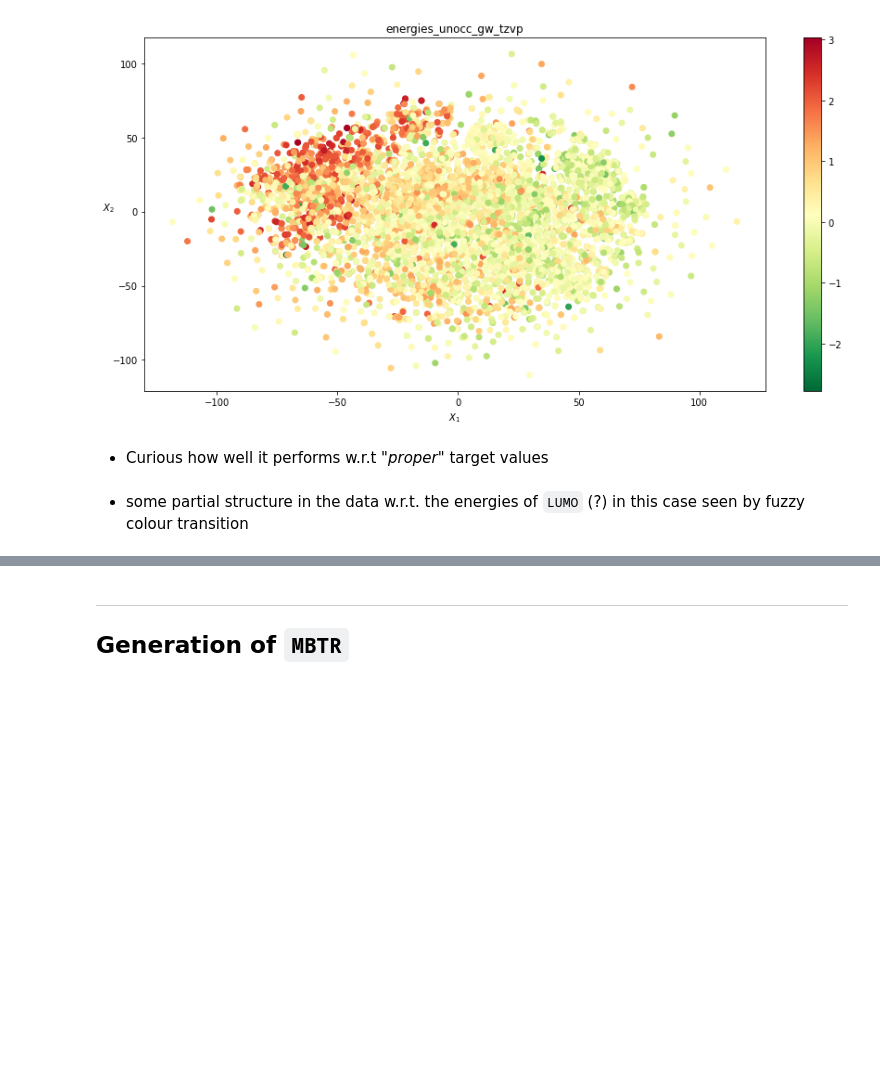
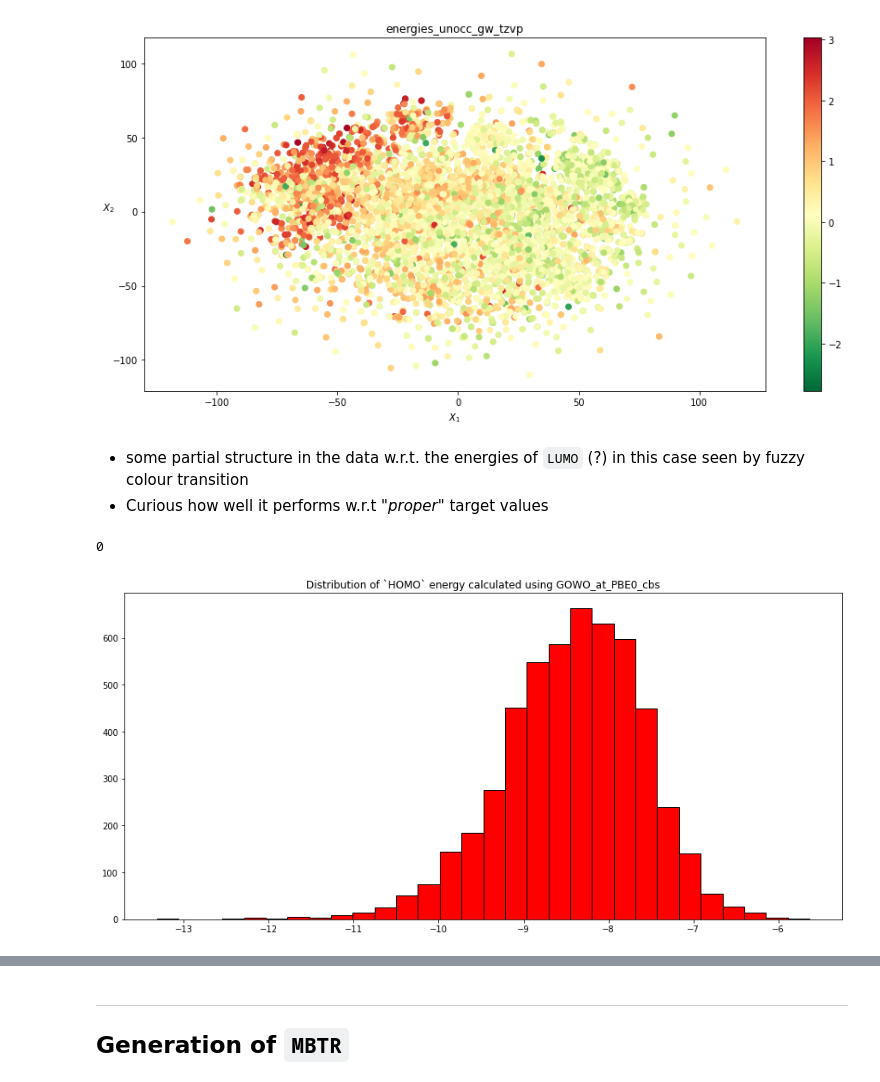
Before and after one commit to billalsohail/ML4MC, a Jupyter notebook: Calum_ML_playaround.ipynb, the cells around one changed output, grey strips where cells are left out. Drawn from its saved outputs; the diff is of its cells as text; code cells hidden in the pictures; blank space fills up the shorter version.

```diff
--- a/Calum_ML_playaround.ipynb
+++ b/Calum_ML_playaround.ipynb
@@ -160,6 +162,19 @@ plt.show()
 # %% [output]
 [figure]
 # %% [markdown]
+* some partial structure in the data w.r.t. the energies of `LUMO` (?) in this case seen by fuzzy colour transition
 * Curious how well it performs w.r.t "*proper*" target values
-# %% [markdown]
-* some partial structure in the data w.r.t. the energies of `LUMO` (?) in this case seen by fuzzy colour transition
+# %%
+data_subset = 'GOWO_at_PBE0_cbs'
+level_type = 'HOMO'
+
+y = df.apply(lambda row: get_level(row, level_type=level_type, subset=data_subset), axis=1)
+print(y.isna().sum())
+
+plt.figure(figsize=(15, 7))
+plt.hist(y, bins=30, color='r', edgecolor='k')
+plt.title(F'Distribution of `{level_type}` energy calculated using {data_subset}')
+plt.show()
+# %% [output]
+0
+[figure, added]
```
Also changed, not shown: parts of 6 cells of this notebook.
